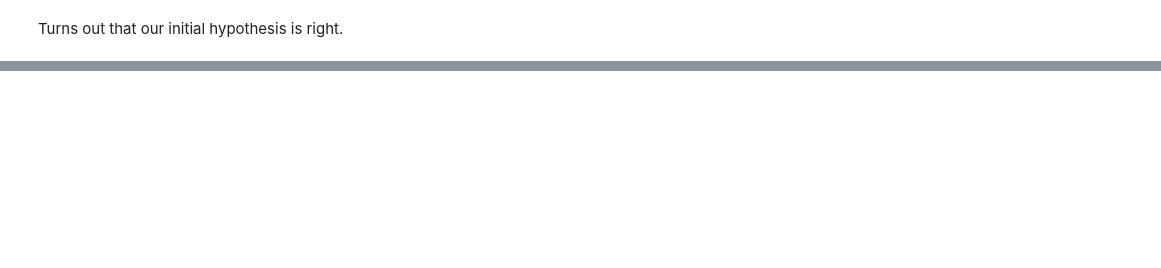
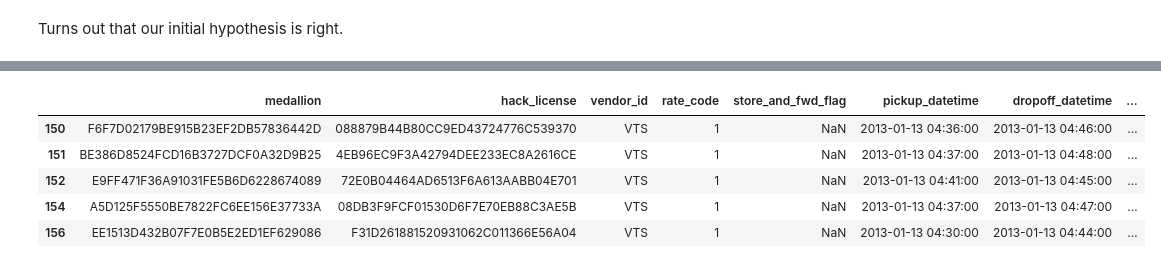
Before and after one commit to AOrlov8957/CS109FinalProject, a Jupyter notebook: data/Data Exploration - Hugh.ipynb, the cells around one changed output, grey strips where cells are left out. Saved outputs shown, nothing was run; the diff lists cells and outputs as text; code cells hidden in the pictures; blank space fills up the shorter version.

```diff
--- a/data/Data Exploration - Hugh.ipynb
+++ b/data/Data Exploration - Hugh.ipynb
@@ -487,0 +502,23 @@ tipstats['pos_tip_norm_mean']*(tipstats['no_tip'].fare_amount.sum())
+# %%
+import math
+# make a copy of the df to use in machine learning classification
+# credit df and cash df
+cash_df = merged2013df[merged2013df.payment_type == 'CSH']
+crd_df = merged2013df[merged2013df.payment_type == 'CRD']
+
+# remove outlier tips above 40%
+small_crd_df = crd_df[crd_df.tip_amount_normalized <= .4]
+
+# classify tips into buckets based on 5% intervals
+small_crd_df['tip_class'] = small_crd_df.tip_amount_normalized.apply(lambda x: math.floor(x*100/2.0))
+
+cols = ['passenger_count','trip_time_in_secs','trip_distance','fare_amount','secs_since_midnight','pickup_latitude','pickup_longitude']
+
+# remove outliers from classifiers for plotting
+small_crd_df_plot = small_crd_df[small_crd_df['trip_time_in_secs'] <= 4000]
+small_crd_df_plot = small_crd_df_plot[small_crd_df_plot['trip_distance'] <= 25]
+small_crd_df_plot = small_crd_df_plot[small_crd_df_plot['fare_amount'] <= 75]
+small_crd_df_plot = small_crd_df_plot[small_crd_df_plot['pickup_longitude'] <= -73.5]
+small_crd_df_plot = small_crd_df_plot[small_crd_df_plot['pickup_longitude'] >= -74.2]
+small_crd_df_plot = small_crd_df_plot[small_crd_df_plot['pickup_latitude'] <= 41]
+small_crd_df_plot = small_crd_df_plot[small_crd_df_plot['pickup_latitude'] >= 40]
@@ -487,0 +543,9 @@ tipstats['pos_tip_norm_mean']*(tipstats['no_tip'].fare_amount.sum())
+# %%
+small_crd_df.head()
+# %% [output]
+|  | medallion | hack_license | vendor_id | rate_code | store_and_fwd_flag | pickup_datetime | dropoff_datetime | ... |
+| 150 | F6F7D02179BE915B23EF2DB57836442D | 088879B44B80CC9ED43724776C539370 | VTS | 1 | NaN | 2013-01-13 04:36:00 | 2013-01-13 04:46:00 | ... |
+| 151 | BE386D8524FCD16B3727DCF0A32D9B25 | 4EB96EC9F3A42794DEE233EC8A2616CE | VTS | 1 | NaN | 2013-01-13 04:37:00 | 2013-01-13 04:48:00 | ... |
+| 152 | E9FF471F36A91031FE5B6D6228674089 | 72E0B04464AD6513F6A613AABB04E701 | VTS | 1 | NaN | 2013-01-13 04:41:00 | 2013-01-13 04:45:00 | ... |
+| 154 | A5D125F5550BE7822FC6EE156E37733A | 08DB3F9FCF01530D6F7E70EB88C3AE5B | VTS | 1 | NaN | 2013-01-13 04:37:00 | 2013-01-13 04:47:00 | ... |
+| 156 | EE1513D432B07F7E0B5E2ED1EF629086 | F31D261881520931062C011366E56A04 | VTS | 1 | NaN | 2013-01-13 04:30:00 | 2013-01-13 04:44:00 | ... |
```
Also changed, not shown: parts of 33 cells of this notebook, 1 other file.
